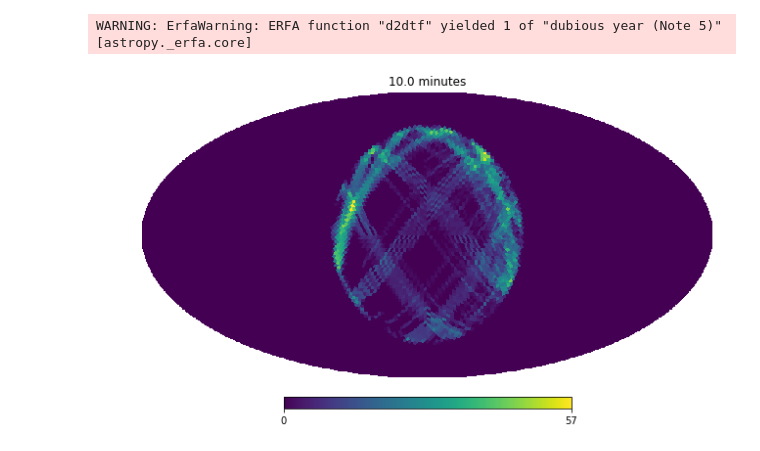
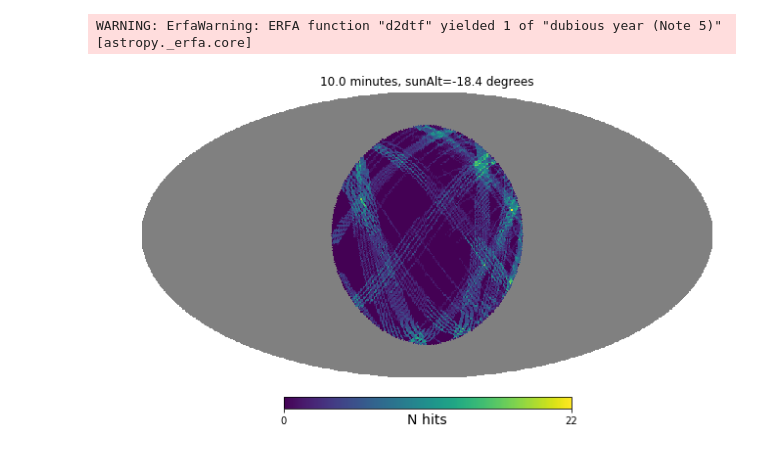
Before and after one commit to yoachim/satellite_collisions, a Jupyter notebook: around_twi_heal.ipynb, the cells around one changed output. Cells and saved outputs as stored; diff of their text form; code cells hidden in the pictures.

```diff
--- a/around_twi_heal.ipynb
+++ b/around_twi_heal.ipynb
@@ -16,7 +16,8 @@ WARNING: AstropyDeprecationWarning: astropy.utils.compat.funcsigs is now depreca
 sat_tles = starlink_constellation()
 constellation = Constellation(sat_tles)
 # %%
-mjd_start = 59853.00318887
+#mjd_start = 59859.375573254 # sunalt = -16.2903238482603 degrees
+mjd_start = 59863.0097259146 # sunlat = -18.3928422773296
 step=1./3600/24.
 length = 10./60/24.
 #mjd_start += length
@@ -27,3 +25,10 @@ result = np.zeros(hp.nside2npix(nside))
+# %%
+nside = 64
+result = np.zeros(hp.nside2npix(nside))
+hpids = np.arange(result.size)
+ra,dec = hpid2RaDec(nside, hpids)
+below = np.where(dec < 30.)
+result[below] = np.nan
 # %%
 for mjd in mjds:
     constellation.update_mjd(mjd)
@@ -34,8 +39,9 @@ for mjd in mjds:
 WARNING: ErfaWarning: ERFA function "d2dtf" yielded 1 of "dubious year (Note 5)" [astropy._erfa.core]
 # %%
 
-hp.mollview(result, rot=(0,90,0), title='%.1f minutes' % (length*60*24))
+hp.mollview(result, rot=(0,90,0), title='%.1f minutes, sunAlt=-18.4 degrees' % (length*60*24), unit='N hits')
 
 # Note, this is just healpixels that get hit! Need to convolve with 3.5 deg FoV to make sure we don't have any hits.
+plt.savefig('post_twi_example.png')
 # %% [output]
-[figure, old version]
+[figure, new version]
```
Also changed, not shown: parts of 2 cells of this notebook, 5 other files.
